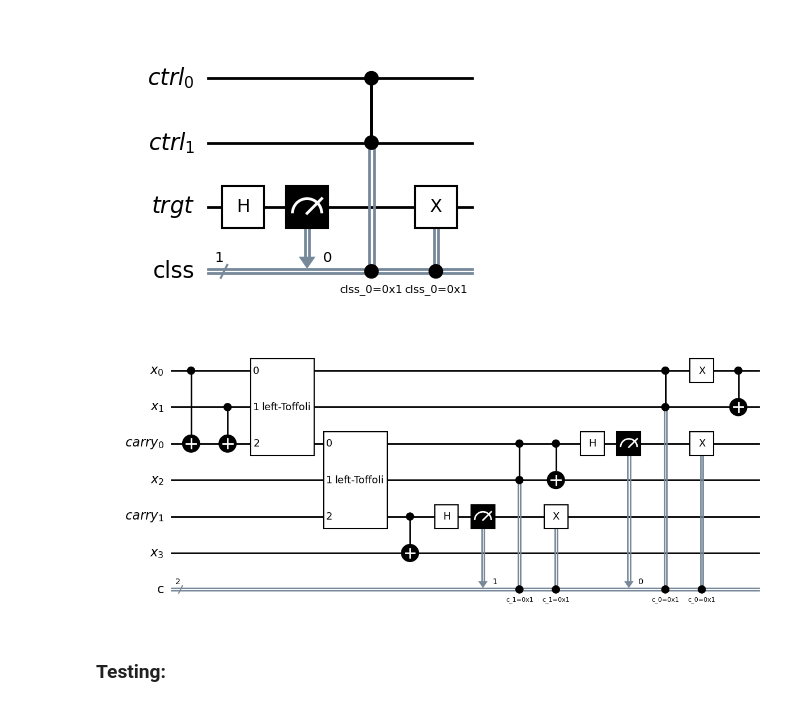
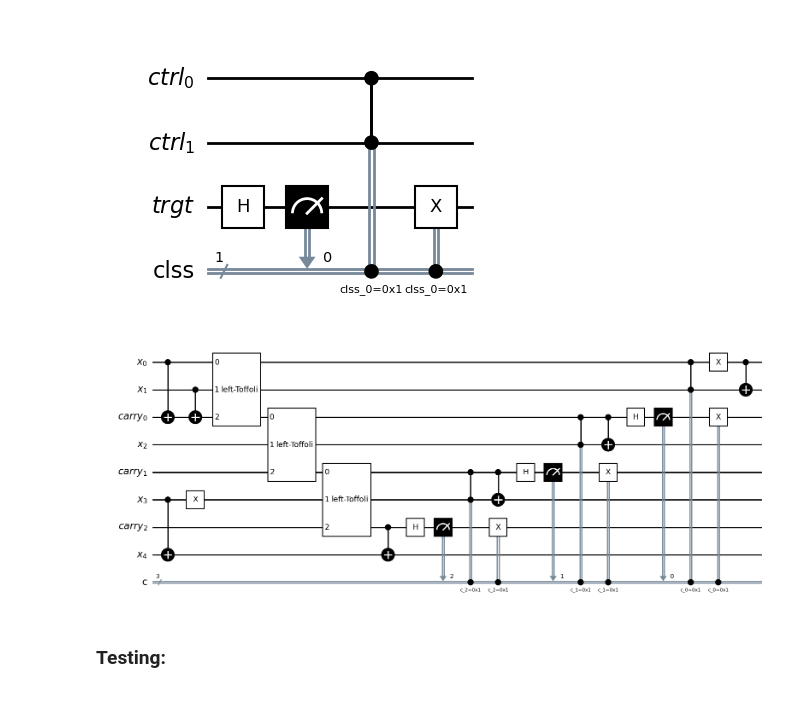
Before and after one commit to akos-nagy/quantum_shifter, a Jupyter notebook: quantum_shifter.ipynb, the cells around one changed output. Drawn from its saved outputs; the diff is of its cells as text; code cells hidden in the pictures.

```diff
--- a/quantum_shifter.ipynb
+++ b/quantum_shifter.ipynb
@@ -64,23 +64,23 @@ def quantum_shifter(k, d):
         raise TypeError(f"silly you: bad input")
         return 0
 
-    qregxx = QuantumRegister(d, "x")
-    quantum_shifter_circuit = QuantumCircuit(qregxx, name=f"quantum {d}-bit {k}-shifter")
+    qregx = QuantumRegister(d, "x")
+    quantum_shifter_circuit = QuantumCircuit(qregx, name=f"quantum {d}-bit {k}-shifter")
 
     k %= 1 << d
 
     if d < 3: # these are Clifford
         if d == 1 and k == 1:
-            quantum_shifter_circuit.x(qregxx[0])
+            quantum_shifter_circuit.x(qregx[0])
         if d == 2:
             if k == 1:
-                quantum_shifter_circuit.cx(qregxx[0], qregxx[1])
-                quantum_shifter_circuit.x(qregxx[0])
+                quantum_shifter_circuit.cx(qregx[0], qregx[1])
+                quantum_shifter_circuit.x(qregx[0])
             if k == 2:
-                quantum_shifter_circuit.x(qregxx[1])
+                quantum_shifter_circuit.x(qregx[1])
             if k == 3:
-                quantum_shifter_circuit.x(qregxx[0])
-                quantum_shifter_circuit.cx(qregxx[0], qregxx[1])
+                quantum_shifter_circuit.x(qregx[0])
+                quantum_shifter_circuit.cx(qregx[0], qregx[1])
         return quantum_shifter_circuit
 
     qcarry, clreg = AncillaRegister(d - 2, "carry"), ClassicalRegister(d - 2, "c")
@@ -92,11 +92,11 @@ def quantum_shifter(k, d):
     least_significant_bit = (k&-k).bit_length() - 1 # at least 0
 
     if least_significant_bit > 0:
-        quantum_shifter_circuit.compose(quantum_shifter(k >> least_significant_bit, d - least_significant_bit), qubits=qregxx[least_significant_bit:] + qcarry[least_significant_bit:], clbits=clreg[least_significant_bit:], inplace=True)
+        quantum_shifter_circuit.compose(quantum_shifter(k >> least_significant_bit, d - least_significant_bit), qubits=qregx[least_significant_bit:] + qcarry[least_significant_bit:], clbits=clreg[least_significant_bit:], inplace=True)
         return quantum_shifter_circuit
 
     if k >> (d - 2) != 0:
-        quantum_shifter_circuit.compose(quantum_shifter(k >> (d - 2), 2), qubits=qregxx[-2:], inplace=True)
+        quantum_shifter_circuit.compose(quantum_shifter(k >> (d - 2), 2), qubits=qregx[-2:], inplace=True)
         k %= 1 << (d - 2)
 
     k_bits = (k >> np.arange(1, d - 1))%2
@@ -104,33 +104,33 @@ def quantum_shifter(k, d):
     left_toffoli_gate, right_toffoli_gate = left_toffoli().to_gate(), right_toffoli()
 
     if k_bits[0] == 1:
-        quantum_shifter_circuit.cx(qregxx[0], qcarry[0])
-        quantum_shifter_circuit.cx(qregxx[1], qcarry[0])
+        quantum_shifter_circuit.cx(qregx[0], qcarry[0])
+        quantum_shifter_circuit.cx(qregx[1], qcarry[0])
 
-    quantum_shifter_circuit.compose(left_toffoli_gate, qubits=[qregxx[0], qregxx[1], qcarry[0]], inplace=True)
+    quantum_shifter_circuit.compose(left_toffoli_gate, qubits=[qregx[0], qregx[1], qcarry[0]], inplace=True)
 
     for idx in range(1, d - 2):
         if k_bits[idx] == 1:
-            quantum_shifter_circuit.cx(qregxx[idx + 1], qcarry[idx])
-            quantum_shifter_circuit.x(qregxx[idx + 1])
-        quantum_shifter_circuit.compose(left_toffoli_gate, qubits=[qcarry[idx - 1], qregxx[idx + 1], qcarry[idx]], inplace=True)
+            quantum_shifter_circuit.cx(qregx[idx + 1], qcarry[idx])
+            quantum_shifter_circuit.x(qregx[idx + 1])
+        quantum_shifter_circuit.compose(left_toffoli_gate, qubits=[qcarry[idx - 1], qregx[idx + 1], qcarry[idx]], inplace=True)
 
-    quantum_shifter_circuit.cx(qcarry[- 1], qregxx[- 1])
+    quantum_shifter_circuit.cx(qcarry[- 1], qregx[- 1])
 
     for idx in range(d - 4, - 1, - 1):
-        quantum_shifter_circuit.compose(right_toffoli_gate, qubits=[qcarry[idx], qregxx[idx + 2], qcarry[idx + 1]], clbits=clreg[idx + 1], inplace=True)
-        quantum_shifter_circuit.cx(qcarry[idx], qregxx[idx + 2])
+        quantum_shifter_circuit.compose(right_toffoli_gate, qubits=[qcarry[idx], qregx[idx + 2], qcarry[idx + 1]], clbits=clreg[idx + 1], inplace=True)
+        quantum_shifter_circuit.cx(qcarry[idx], qregx[idx + 2])
 
-    quantum_shifter_circuit.compose(right_toffoli_gate, qubits=[qregxx[0], qregxx[1], qcarry[0]], clbits=clreg[0], inplace=True)
+    quantum_shifter_circuit.compose(right_toffoli_gate, qubits=[qregx[0], qregx[1], qcarry[0]], clbits=clreg[0], inplace=True)
 
-    quantum_shifter_circuit.compose(quantum_shifter(k, 2), qubits=qregxx[:2], inplace=True)
+    quantum_shifter_circuit.compose(quantum_shifter(k, 2), qubits=qregx[:2], inplace=True)
 
     return quantum_shifter_circuit
 # %%
-k, d = 3, 4
+k, d = 11, 5
 quantum_shifter(k, d).draw(output="mpl", style="bw", wire_order=wire_order_maker(d))
 # %% [output]
-[figure, old version]
+[figure, new version]
 # %% [markdown]
 ### Testing:
 # %%
```
Also changed, not shown: parts of 1 cell of this notebook.
